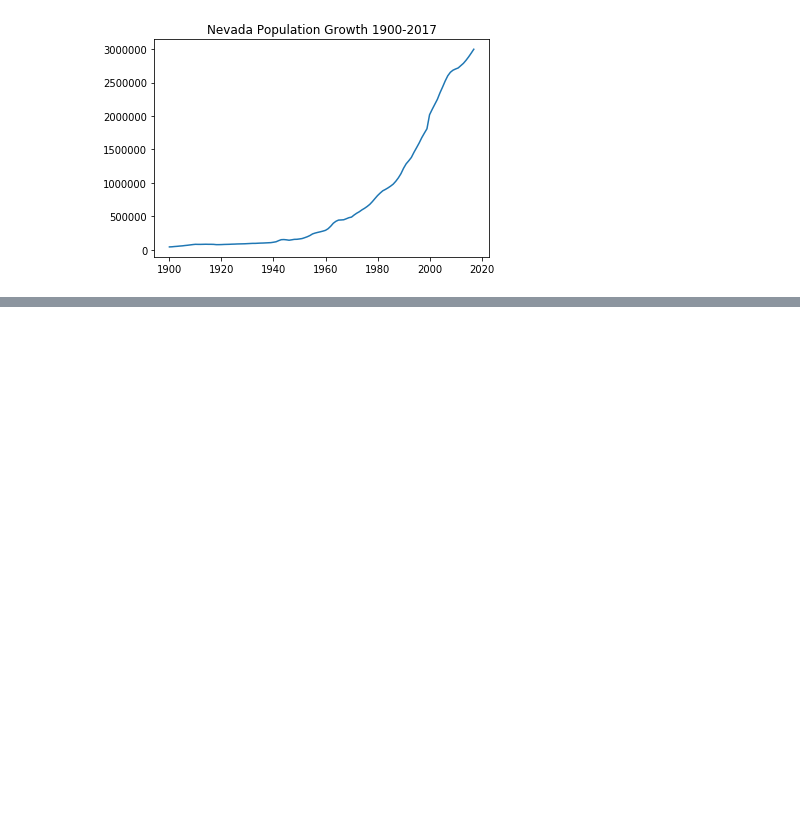
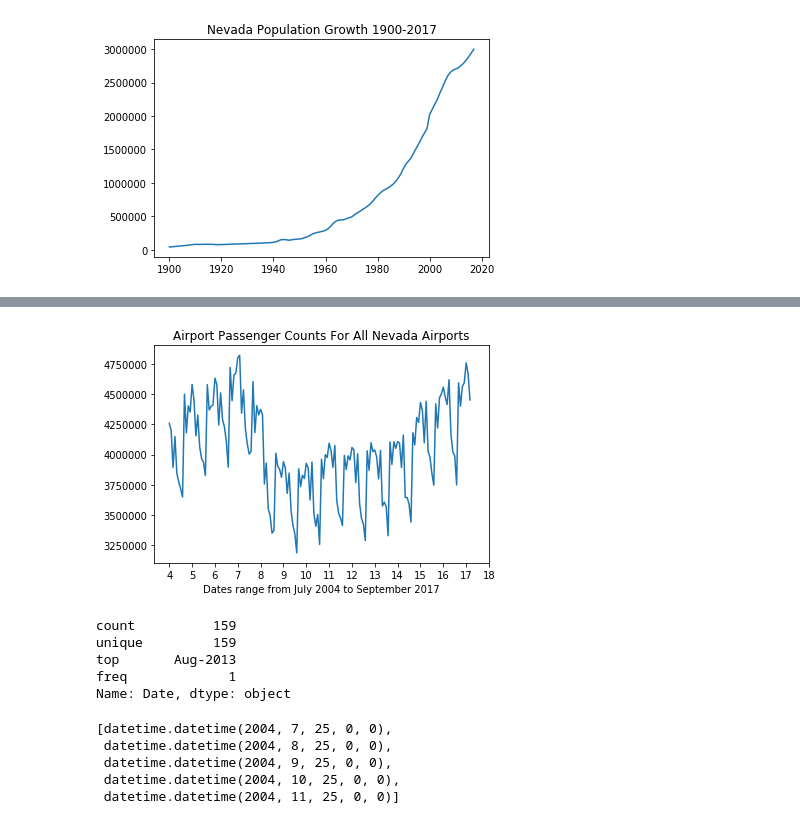
Before and after one commit to bgroveben/python3_machine_learning_projects, a Jupyter notebook: NevadaDashboard/key_statistics.ipynb, the cells around one changed output, grey strips where cells are left out. Cells and saved outputs as stored; diff of their text form; code cells hidden in the pictures; blank space fills up the shorter version.

```diff
--- a/NevadaDashboard/key_statistics.ipynb
+++ b/NevadaDashboard/key_statistics.ipynb
@@ -113,0 +164,3 @@ plt.show()
+# %%
+# Airport Passengers All Airports -- apaa
+apaa = pd.read_csv('airport_passengers.csv'); apaa.describe(include='all')
@@ -113,0 +198,28 @@ plt.show()
+# %%
+dates = (np.arange(0,180,step=12))
+plt.plot(apaa['Data'])
+plt.xticks(dates,range(4,19))
+plt.title("Airport Passenger Counts For All Nevada Airports")
+plt.xlabel('Dates range from July 2004 to September 2017')
+plt.show()
+# %% [output]
+[figure, added]
+# %%
+months = apaa['Date']; months.describe()
+# %% [output]
+count          159
+unique         159
+top       Aug-2013
+freq             1
+Name: Date, dtype: object
+# %%
+from dateutil import parser
+
+# Convert date strings to datetime objects
+dt_months = [parser.parse(month) for month in months]; dt_months[:5]
+# %% [output]
+[datetime.datetime(2004, 7, 25, 0, 0),
+ datetime.datetime(2004, 8, 25, 0, 0),
+ datetime.datetime(2004, 9, 25, 0, 0),
+ datetime.datetime(2004, 10, 25, 0, 0),
+ datetime.datetime(2004, 11, 25, 0, 0)]
```
Also changed, not shown: parts of 12 cells of this notebook.
